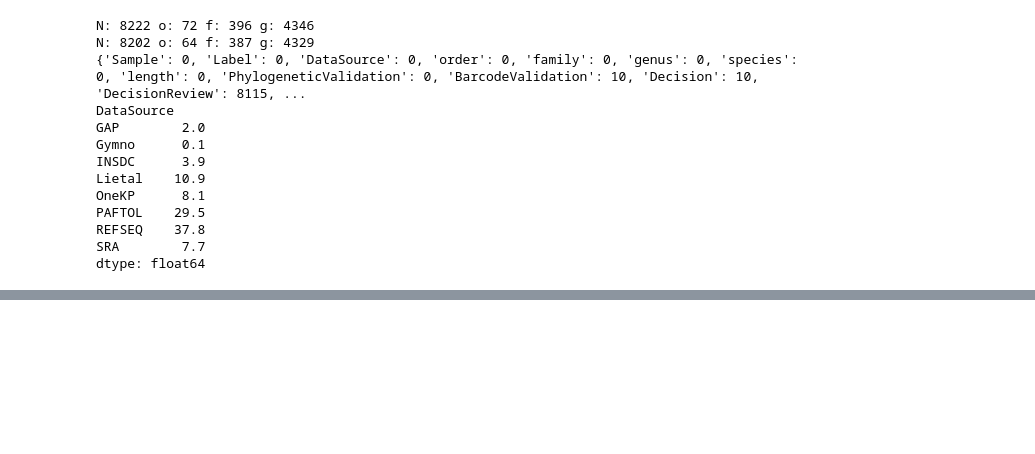
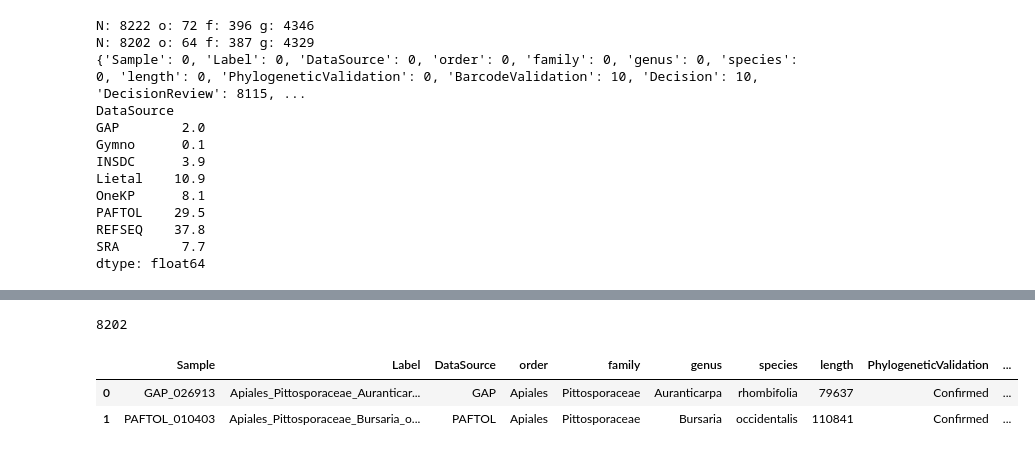
Before and after one commit to RBGKew/cpDNA, a Jupyter notebook: cpTree_v4.ipynb, the cells around one changed output, grey strips where cells are left out. Drawn from its saved outputs; the diff is of its cells as text; code cells hidden in the pictures; blank space fills up the shorter version.

```diff
--- a/cpTree_v3.ipynb
+++ b/cpTree_v4.ipynb
@@ -2,4 +2,4 @@
 import pandas as pd
 import os
 # %%
-project='cpTree_v3'
+project='cpTree_v4'
@@ -421,0 +446,2 @@ Review[['Sample','Label']].to_csv(project + '/' + project + '_final_labels.txt',
+# %%
+root_orders = ['Pinales','Gnetales','Cupressales','Ginkgoales','Ephedrales','Cupressales','Araucariales','Cycadales','Taxales']
@@ -421,0 +469,11 @@ Review[['Sample','Label']].to_csv(project + '/' + project + '_final_labels.txt',
+# %%
+final_df = pd.read_csv(project + '/' + project + '_final.csv')
+final_df=final_df[(final_df.DataSource!='Gymno') & (final_df.order.isin(root_orders)==False)]
+print(final_df.shape[0])
+final_df['sci_name'] = final_df.genus + ' ' + final_df.species
+final_df[:2]
+# %% [output]
+8202
+|  | Sample | Label | DataSource | order | family | genus | species | length | PhylogeneticValidation | ... |
+| 0 | GAP_026913 | Apiales_Pittosporaceae_Auranticar... | GAP | Apiales | Pittosporaceae | Auranticarpa | rhombifolia | 79637 | Confirmed | ... |
+| 1 | PAFTOL_010403 | Apiales_Pittosporaceae_Bursaria_o... | PAFTOL | Apiales | Pittosporaceae | Bursaria | occidentalis | 110841 | Confirmed | ... |
```
Also changed, not shown: parts of 17 cells of this notebook, 3 other files.
